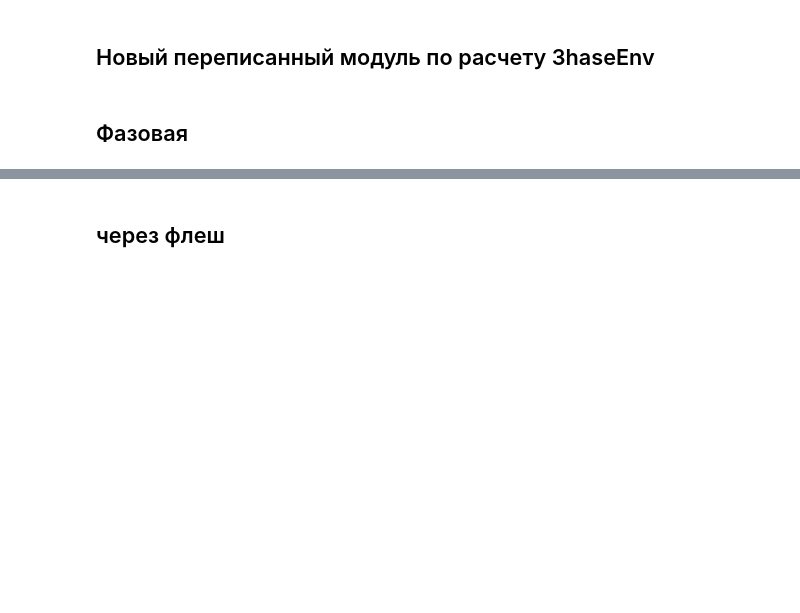
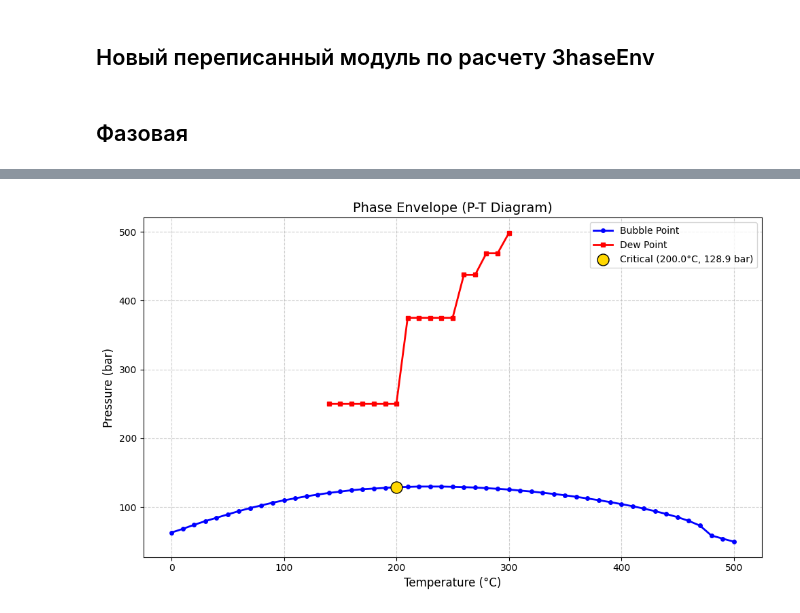
Before and after one commit to SidorenkoDD/PVTcalc, a Jupyter notebook: test_notebook.ipynb, the cells around one changed output, grey strips where cells are left out. Cells and saved outputs as stored; diff of their text form; code cells hidden in the pictures; blank space fills up the shorter version.

```diff
--- a/test_notebook.ipynb
+++ b/test_notebook.ipynb
@@ -7,8 +12,8 @@ from _src.Utils.FluidPropertiesCalculatorV2 import FluidPropertiesCalculator
 # %%
-xl_loader = CompositionExcelLoader(r'C:\Users\user\Desktop\PVT_TSU\diss\prrzlm_mdt.xlsx')
+xl_loader = CompositionExcelLoader(r'/Users/daniilsidorenko/Desktop/PVT_TSU/diss/prrzlm_mdt.xlsx')
 comp_dict = xl_loader.load(header=True, sheet = 'to_model')
 # %%
-composition = Composition(comp_dict)
+composition = Composition(comp_dict, eos_name= EOSType.PREOS)
 composition.evaluate_composition_data({'critical_temperature': 'kesler lee',
                                                     'critical_pressure': 'kesler lee',
                                                     'acentric_factor': 'riazi al sahhaf',
@@ -345,6 +286,7 @@ from _src.PhaseDiagram.new_phase_diag import PhaseDiagram
 # %%
-phase_new = PhaseDiagram(composition, 1000, 0, 800, 20)
+phase_new = PhaseDiagram(composition, 500, 0, 500, 10)
 # %%
-phase_new.calc_phase_diagram()
+phase_new.calculate()
 
 phase_new.plot()
+# %% [output]
@@ -351,3 +310,4 @@ phase_new.plot()
+[figure, added]
 # %%
 import logging
 logging.basicConfig(level=logging.INFO, format='%(asctime)s | %(levelname)s | %(message)s')
@@ -371,5 +331,3 @@ phase_diag.calc_phase_diagram()
 df = phase_diag.to_dataframe()
 print(df.head())
 phase_diag.plot(save_path="phase_envelope.png")
-# %% [markdown]
-## через флеш
```
Also changed, not shown: parts of 36 cells of this notebook, 3 other files.
